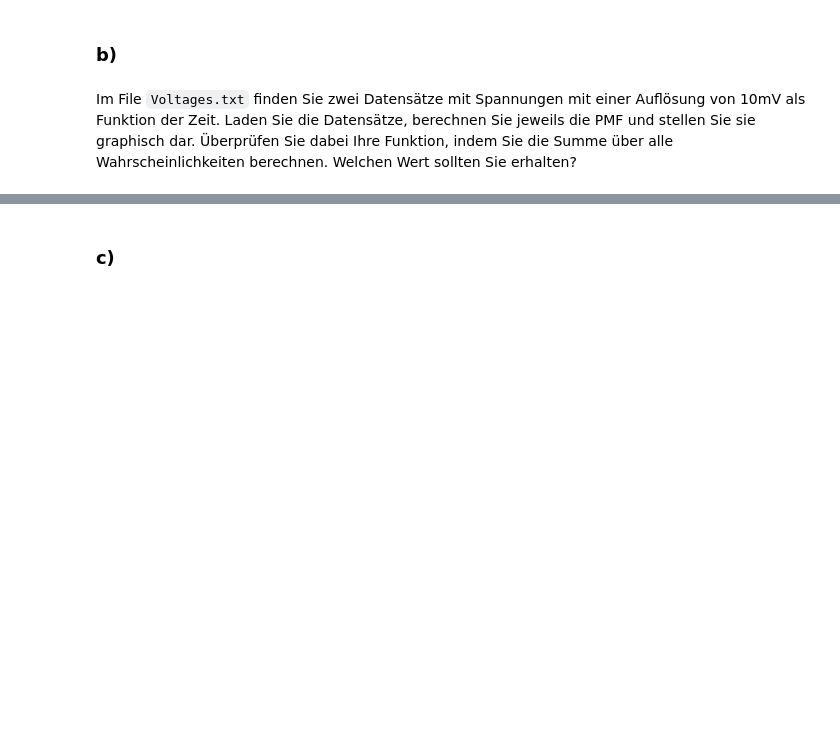
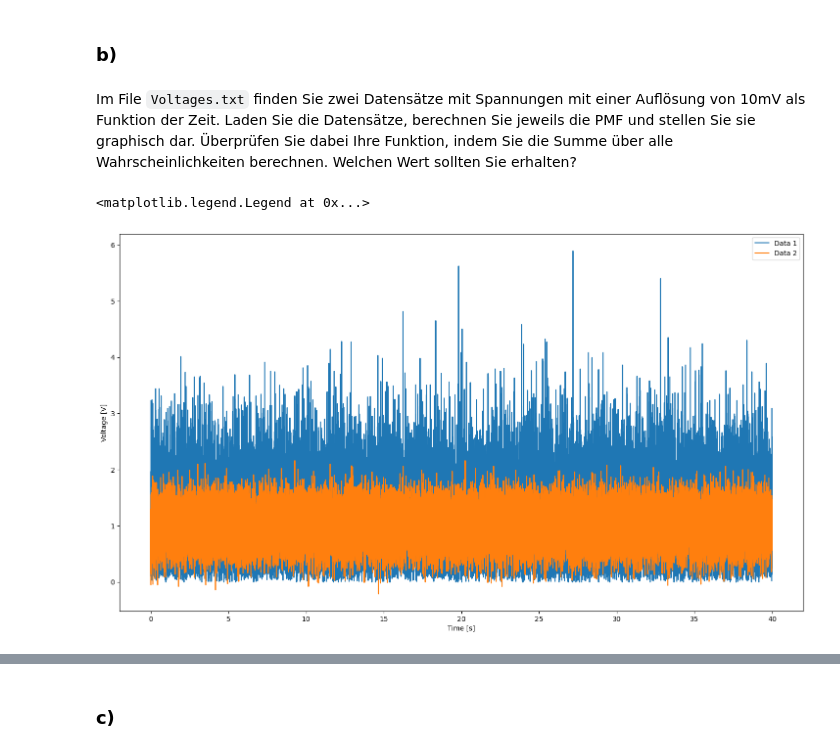
Before and after one commit to fflopsi/datenanalyse, a Jupyter notebook: exercises/08/Aufgabenblatt_8.ipynb, the cells around one changed output, grey strips where cells are left out. Drawn from its saved outputs; the diff is of its cells as text; code cells hidden in the pictures; blank space fills up the shorter version.

```diff
--- a/exercises/08/Aufgabenblatt_8.ipynb
+++ b/exercises/08/Aufgabenblatt_8.ipynb
@@ -35,3 +40,19 @@ Sie können dazu die `np.histogramm` Funktion benutzen, beachten Sie dabei, dass
 ### b)
 # %% [markdown]
 Im File `Voltages.txt` finden Sie zwei Datensätze mit Spannungen mit einer Auflösung von 10mV als Funktion der Zeit. Laden Sie die Datensätze, berechnen Sie jeweils die PMF und stellen Sie sie graphisch dar. Überprüfen Sie dabei Ihre Funktion, indem Sie die Summe über alle Wahrscheinlichkeiten berechnen. Welchen Wert sollten Sie erhalten?
+# %%
+data1 = np.loadtxt('Voltages.txt', comments='#', delimiter=' ')
+t = data1[0]
+U1 = data1[1]
+U2 = data1[2]
+res = 0.01
+
+_, ax  = plt.subplots(figsize=(18,10))
+ax.set_xlabel('Time [s]')
+ax.set_ylabel('Voltage [V]')
+ax.plot(t, U2, label='Data 1')
+ax.plot(t, U1, label='Data 2')
+ax.legend()
+# %% [output]
+<matplotlib.legend.Legend at 0x...>
+[figure, added]
```
Also changed, not shown: parts of 15 cells of this notebook.
